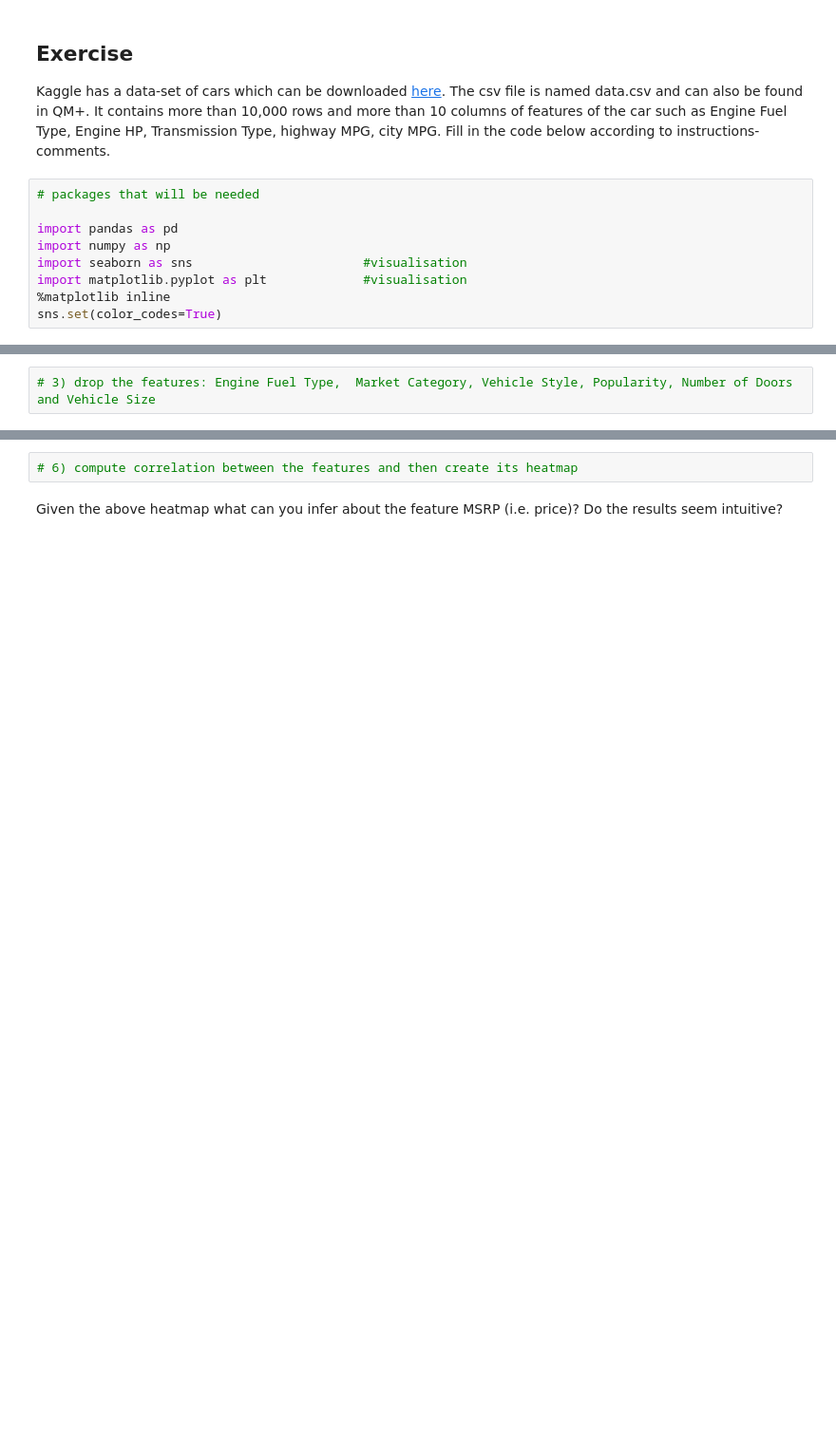
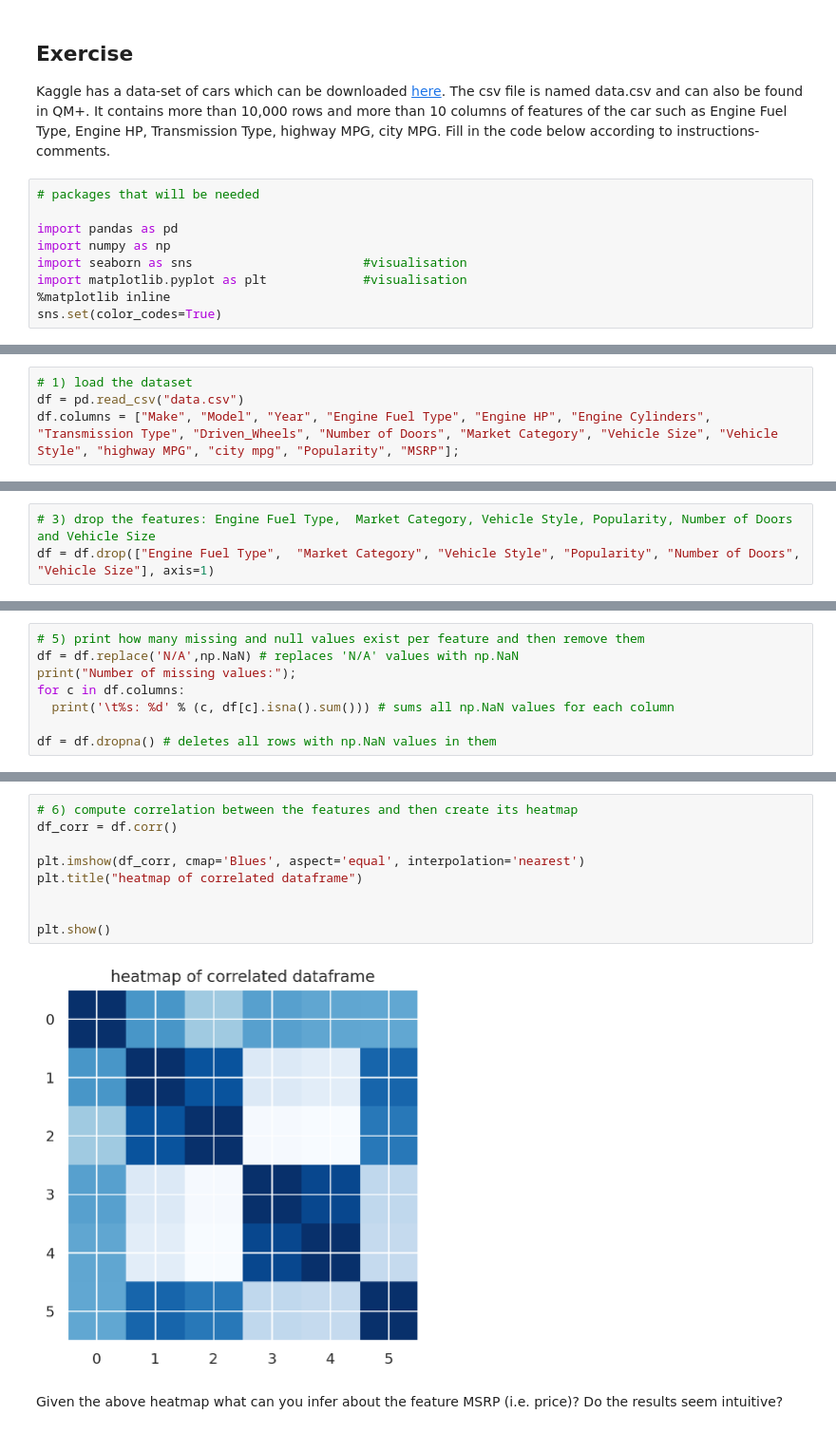
Before and after one commit to arnav-exe/Data-Mining-Labs, a Jupyter notebook: ECS607U_Lab03.ipynb, the cells around one changed output, grey strips where cells are left out. Shown: that part at 95% size. Cells and saved outputs as stored; diff of their text form; blank space fills up the shorter version.

```diff
--- a/ECS607U_Lab03.ipynb
+++ b/ECS607U_Lab03.ipynb
@@ -328,2 +328,6 @@ sns.set(color_codes=True)
+# %%
+# 1) load the dataset
+df = pd.read_csv("data.csv")
+df.columns = ["Make", "Model", "Year", "Engine Fuel Type", "Engine HP", "Engine Cylinders", "Transmission Type", "Driven_Wheels", "Number of Doors", "Market Category", "Vehicle Size", "Vehicle Style", "highway MPG", "city mpg", "Popularity", "MSRP"];
 # %%
 # 2) check types of features
@@ -330,4 +353,5 @@ sns.set(color_codes=True)
 # %%
 # 3) drop the features: Engine Fuel Type,  Market Category, Vehicle Style, Popularity, Number of Doors and Vehicle Size
+df = df.drop(["Engine Fuel Type",  "Market Category", "Vehicle Style", "Popularity", "Number of Doors", "Vehicle Size"], axis=1)
 # %%
 # 4) print number of duplicate rows and then remove them
@@ -335,0 +363,8 @@ sns.set(color_codes=True)
+# %%
+# 5) print how many missing and null values exist per feature and then remove them
+df = df.replace('N/A',np.NaN) # replaces 'N/A' values with np.NaN
+print("Number of missing values:");
+for c in df.columns:
+  print('\t%s: %d' % (c, df[c].isna().sum())) # sums all np.NaN values for each column
+
+df = df.dropna() # deletes all rows with np.NaN values in them
@@ -336,4 +383,13 @@ sns.set(color_codes=True)
 # %%
 # 6) compute correlation between the features and then create its heatmap
+df_corr = df.corr()
+
+plt.imshow(df_corr, cmap='Blues', aspect='equal', interpolation='nearest')
+plt.title("heatmap of correlated dataframe")
+
+
+plt.show()
+# %% [output]
+[figure, added]
 # %% [markdown]
 Given the above heatmap what can you infer about the feature MSRP (i.e. price)? Do the results seem intuitive?
```
Also changed, not shown: parts of 9 cells of this notebook.
